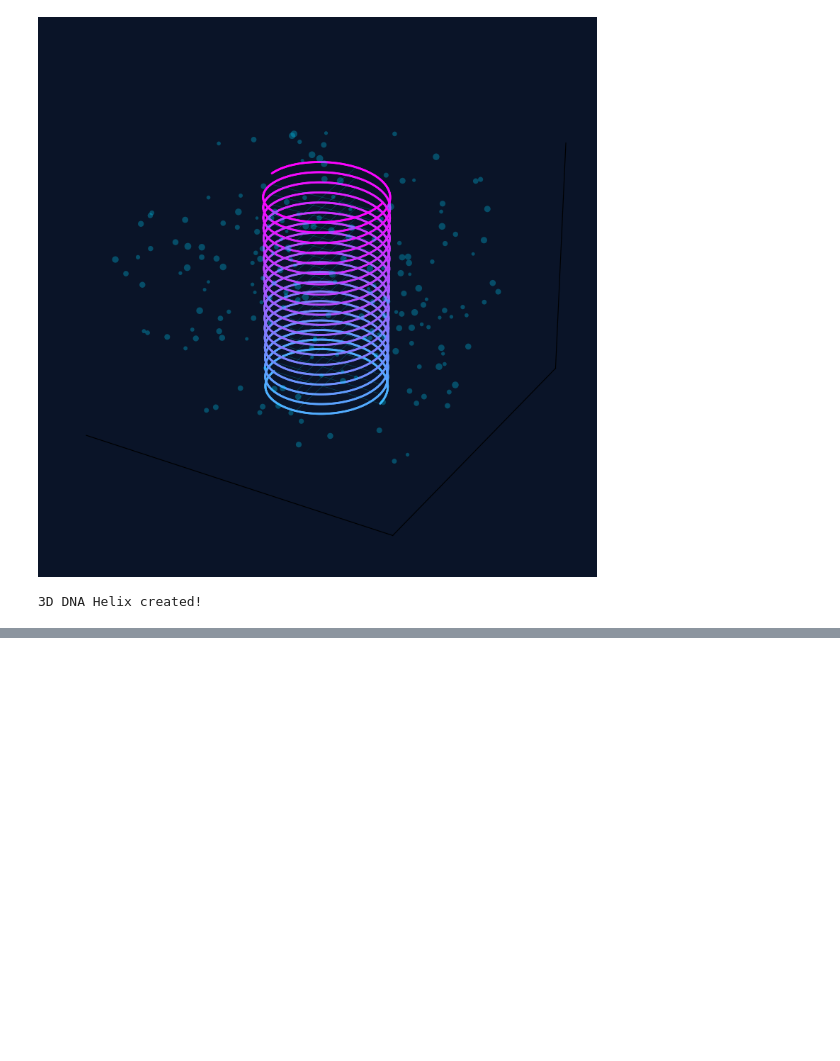
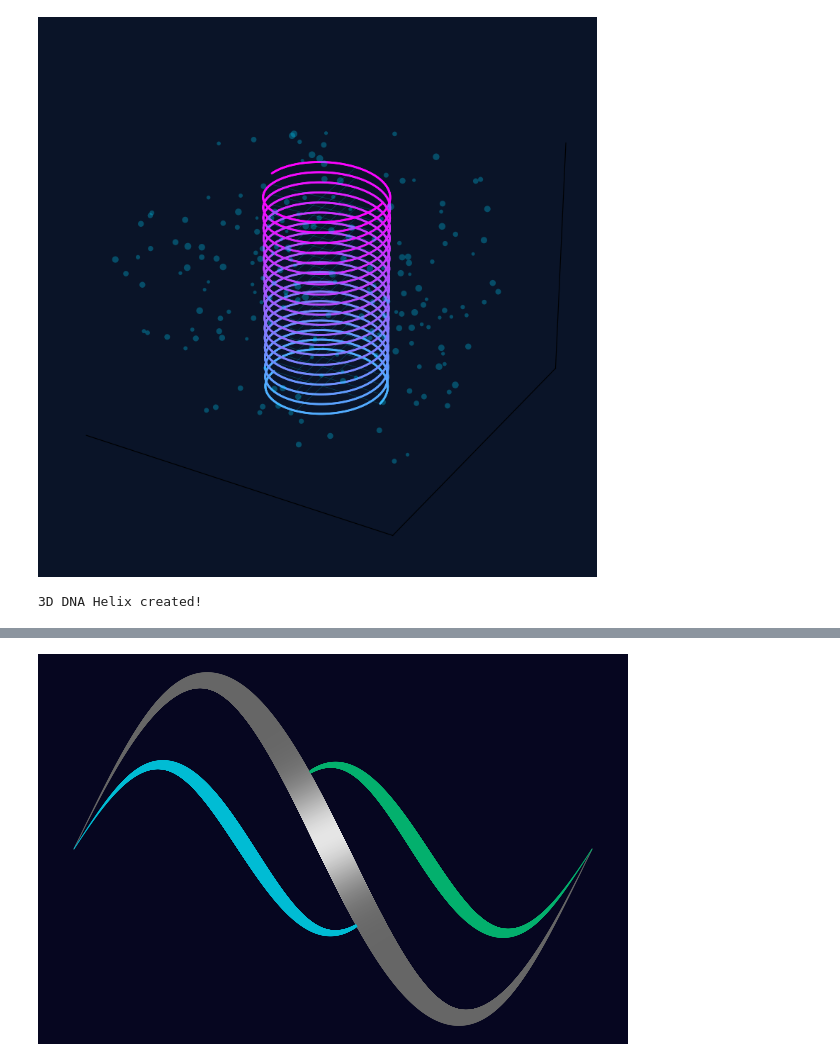
Before and after one commit to noshore5/noshore5.github.io, a Jupyter notebook: dna_helix_visualization.ipynb, the cells around one changed output, grey strips where cells are left out. Saved outputs shown, nothing was run; the diff lists cells and outputs as text; code cells hidden in the pictures; blank space fills up the shorter version.

```diff
--- a/dna_helix_visualization.ipynb
+++ b/dna_helix_visualization.ipynb
@@ -220,0 +217,43 @@ Sine waves plotted!
+# %%
+fig, ax = plt.subplots(figsize=(6, 4), facecolor="#060620")
+ax.set_facecolor('#060620')
+
+x = np.linspace(0, 2*np.pi, 1000)
+y = 0.2 * np.sin(x)  # Reduced amplitude for flatter wave
+
+linewidths = 0.5 + 20 * (np.sin(x/2)**2)
+
+for i in range(len(x)-1):
+    # Brightness varies from grey to white based on thickness
+    brightness = (np.sin(x[i]/2)**2) ** 50
+    color = (0.4 + 0.5*brightness, 0.4 + 0.5*brightness, 0.4 + 0.5*brightness)
+    ax.plot(x[i:i+2], y[i:i+2], color=color, linewidth=linewidths[i])
+
+#for i in range(len(x)-1):
+#    ax.plot(x[i:i+2], y[i:i+2], color='#808080', linewidth=linewidths[i])
+
+y2 = 0.1 * np.sin(1.5*x)  # Half amplitude, double frequency
+
+linewidths2 = 0.5 + 10 * (np.sin(.8*x)**2)
+
+y3 = 0.1 * np.sin(1.5*x+(np.pi))  # Half amplitude, double frequency
+
+for i in range(int((len(x))/2+43)):
+    ax.plot(x[i:i+2], y2[i:i+2], color='#00bcd4', linewidth=linewidths2[i])
+
+linewidths3 = 0.5 + 10 * (np.sin(.8*(2*np.pi - x))**2)
+
+for i in range(int((len(x))/2-43), len(x)-1):
+    ax.plot(x[i:i+2], y3[i:i+2], color="#03b06d", linewidth=linewidths3[i])
+
+ax.spines['bottom'].set_visible(False)
+ax.spines['left'].set_visible(False)
+ax.spines['top'].set_visible(False)
+ax.spines['right'].set_visible(False)
+ax.set_xticks([])
+ax.set_yticks([])
+
+plt.tight_layout()
+plt.show()
+# %% [output]
+[figure, added]
```
Also changed, not shown: parts of 1 cell of this notebook, 5 other files.
